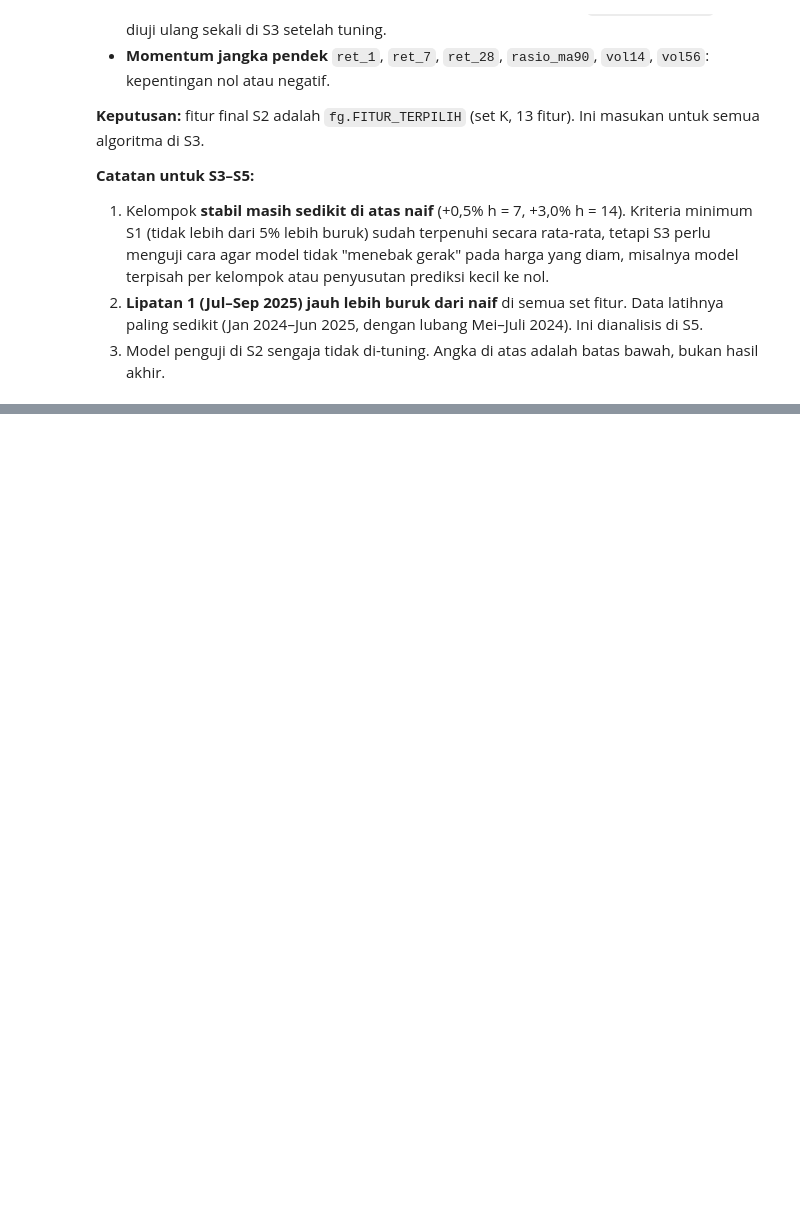
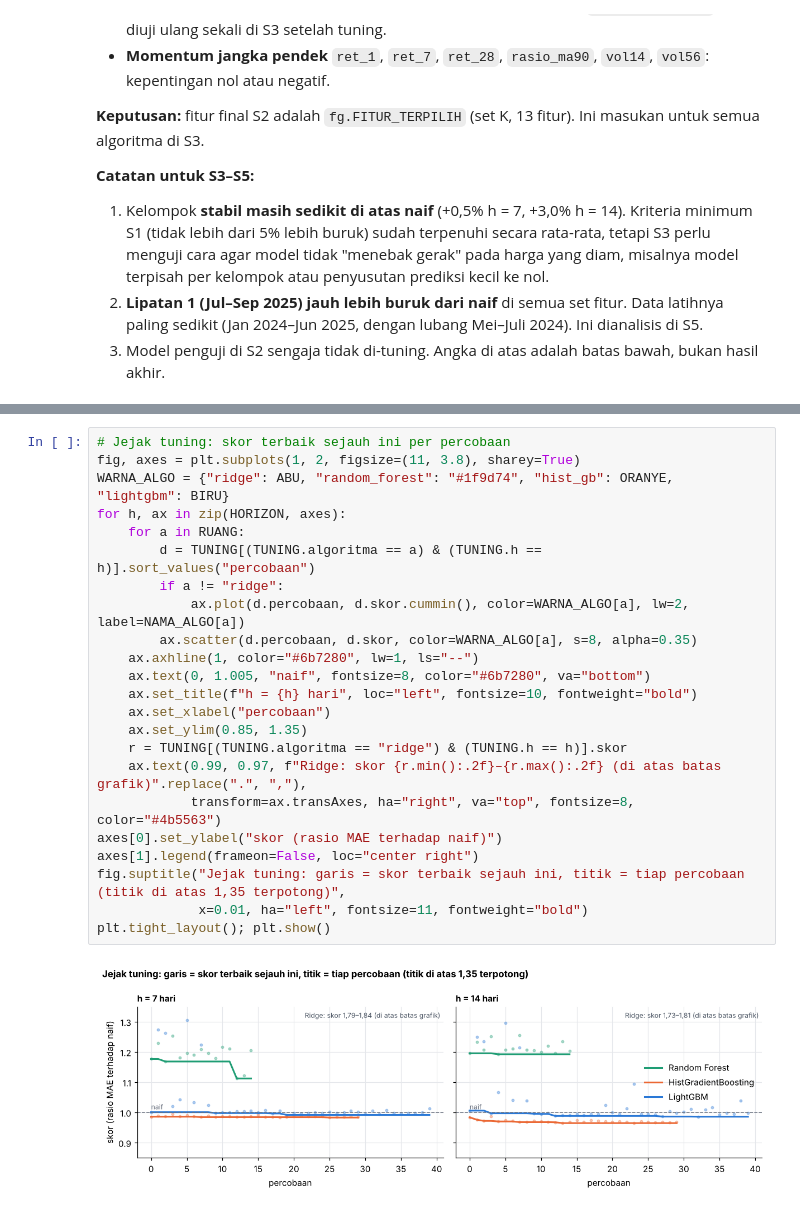
Before and after one commit to Arjunamelix/da-ds-2026-kelompok-04, a Jupyter notebook: notebooks/pemodelan.ipynb, the cells around one changed output, grey strips where cells are left out. Drawn from its saved outputs; the diff is of its cells as text; blank space fills up the shorter version.

Commit message:
S3: 4 algoritma, tuning Optuna, strategi komoditas stabil, model terpilih LightGBM per kelompok

```diff
--- a/notebooks/pemodelan.ipynb
+++ b/notebooks/pemodelan.ipynb
@@ -862,0 +988,25 @@ MAE dibanding naif (%), negatif = lebih baik
+# %%
+# Jejak tuning: skor terbaik sejauh ini per percobaan
+fig, axes = plt.subplots(1, 2, figsize=(11, 3.8), sharey=True)
+WARNA_ALGO = {"ridge": ABU, "random_forest": "#1f9d74", "hist_gb": ORANYE, "lightgbm": BIRU}
+for h, ax in zip(HORIZON, axes):
+    for a in RUANG:
+        d = TUNING[(TUNING.algoritma == a) & (TUNING.h == h)].sort_values("percobaan")
+        if a != "ridge":
+            ax.plot(d.percobaan, d.skor.cummin(), color=WARNA_ALGO[a], lw=2, label=NAMA_ALGO[a])
+        ax.scatter(d.percobaan, d.skor, color=WARNA_ALGO[a], s=8, alpha=0.35)
+    ax.axhline(1, color="#6b7280", lw=1, ls="--")
+    ax.text(0, 1.005, "naif", fontsize=8, color="#6b7280", va="bottom")
+    ax.set_title(f"h = {h} hari", loc="left", fontsize=10, fontweight="bold")
+    ax.set_xlabel("percobaan")
+    ax.set_ylim(0.85, 1.35)
+    r = TUNING[(TUNING.algoritma == "ridge") & (TUNING.h == h)].skor
+    ax.text(0.99, 0.97, f"Ridge: skor {r.min():.2f}–{r.max():.2f} (di atas batas grafik)".replace(".", ","),
+            transform=ax.transAxes, ha="right", va="top", fontsize=8, color="#4b5563")
+axes[0].set_ylabel("skor (rasio MAE terhadap naif)")
+axes[1].legend(frameon=False, loc="center right")
+fig.suptitle("Jejak tuning: garis = skor terbaik sejauh ini, titik = tiap percobaan (titik di atas 1,35 terpotong)",
+             x=0.01, ha="left", fontsize=11, fontweight="bold")
+plt.tight_layout(); plt.show()
+# %% [output]
+[figure, added]
```
Also changed, not shown: parts of 27 cells of this notebook, 7 other files.
